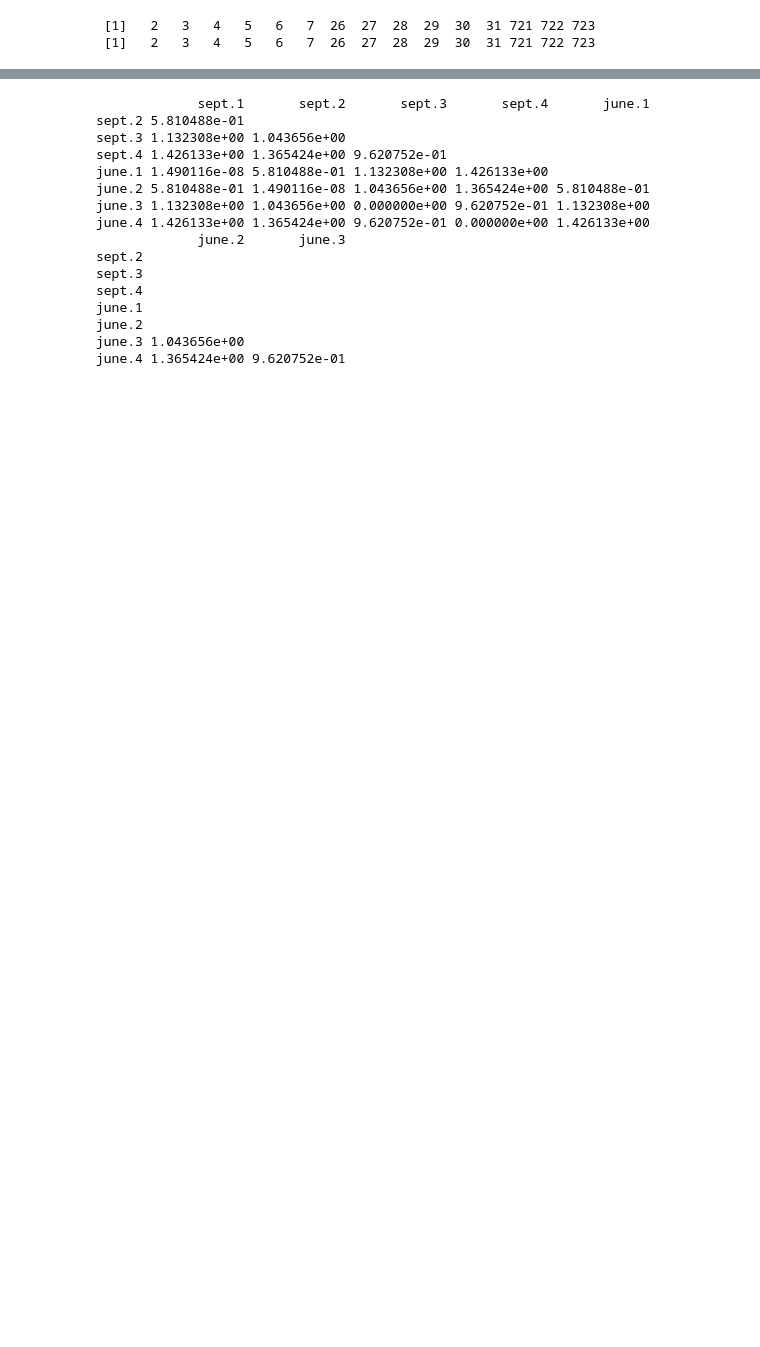
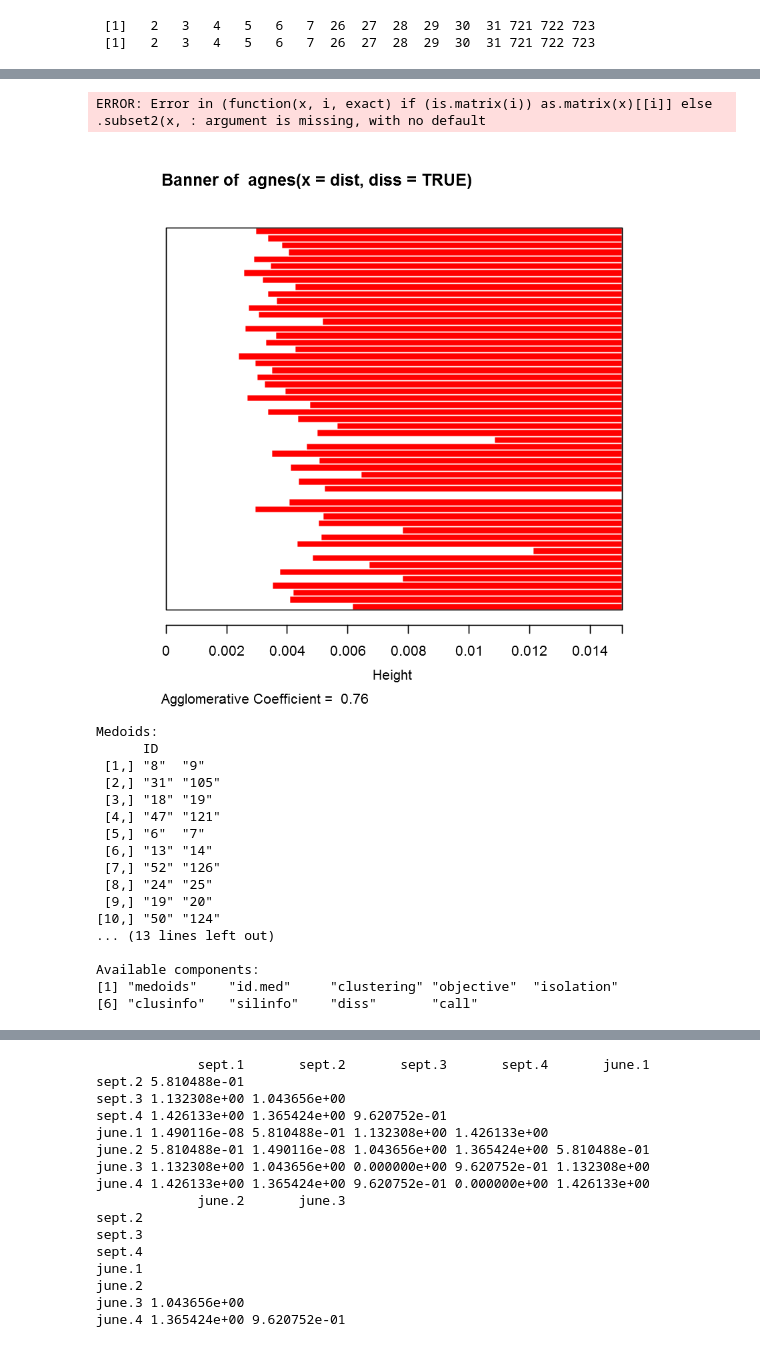
Before and after one commit to tj2huang/nyu-research, a Jupyter notebook: notebooks/r/ts-cluster.ipynb, the cells around one changed output, grey strips where cells are left out. Drawn from its saved outputs; the diff is of its cells as text; code cells hidden in the pictures; blank space fills up the shorter version.

```diff
--- a/notebooks/r/ts-cluster.ipynb
+++ b/notebooks/r/ts-cluster.ipynb
@@ -52,0 +32,3 @@ june_perc = june_cas/june_tot
+# %%
+sept_days = split_by_day(sept_perc)
+colnames(sept_days) = c(2:29)
@@ -53,3 +38,5 @@ june_perc = june_cas/june_tot
+# %%
+combined = cbind(sept_days, june_days)
 # %%
 sept.1 = as.numeric(window(sept_perc, start=c(1, 1), end= c(7, 24)))
 sept.2 = as.numeric(window(sept_perc, start=c(8, 1), end= c(14, 24)))
@@ -113,0 +101,27 @@ dist = diss(weeks, METHOD='FRECHET')
+# %%
+plot(abs(fft(combined[[]]))^2)[2:12]
+# %% [output]
+ERROR: Error in (function(x, i, exact) if (is.matrix(i)) as.matrix(x)[[i]] else .subset2(x, : argument is missing, with no default
+# %%
+dist = diss(combined, METHOD='EUCL')
+plot(agnes(dist, diss=TRUE))
+pam(dist, 13, diss=TRUE)
+# %% [output]
+[figure, added]
+Medoids:
+      ID
+ [1,] "8"  "9"
+ [2,] "31" "105"
+ [3,] "18" "19"
+ [4,] "47" "121"
+ [5,] "6"  "7"
+ [6,] "13" "14"
+ [7,] "52" "126"
+ [8,] "24" "25"
+ [9,] "19" "20"
+[10,] "50" "124"
+... (13 lines left out)
+
+Available components:
+[1] "medoids"    "id.med"     "clustering" "objective"  "isolation"
+[6] "clusinfo"   "silinfo"    "diss"       "call"
```
Also changed, not shown: parts of 17 cells of this notebook, 4 other files.
